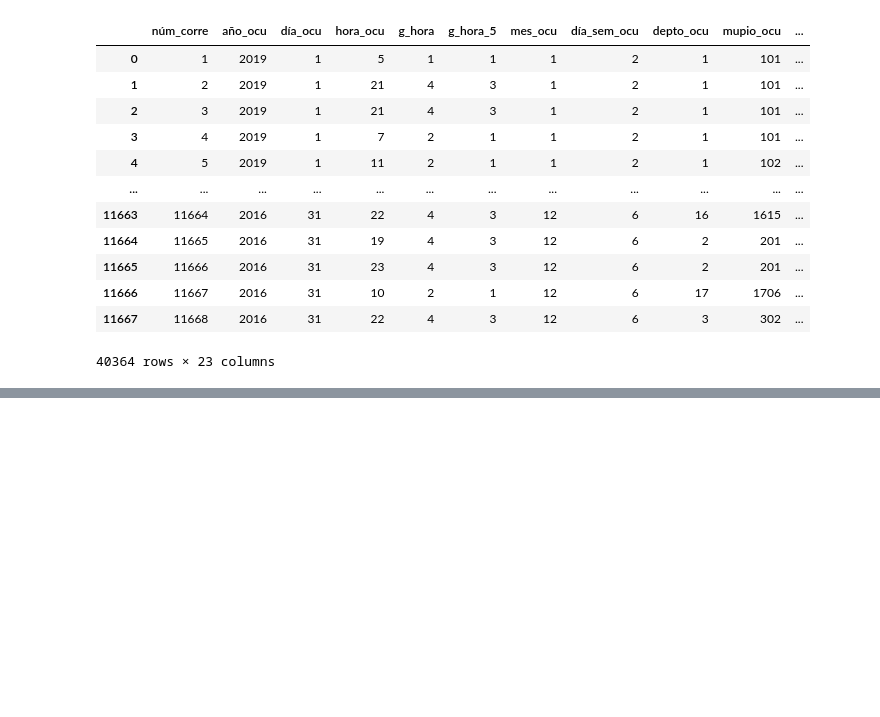
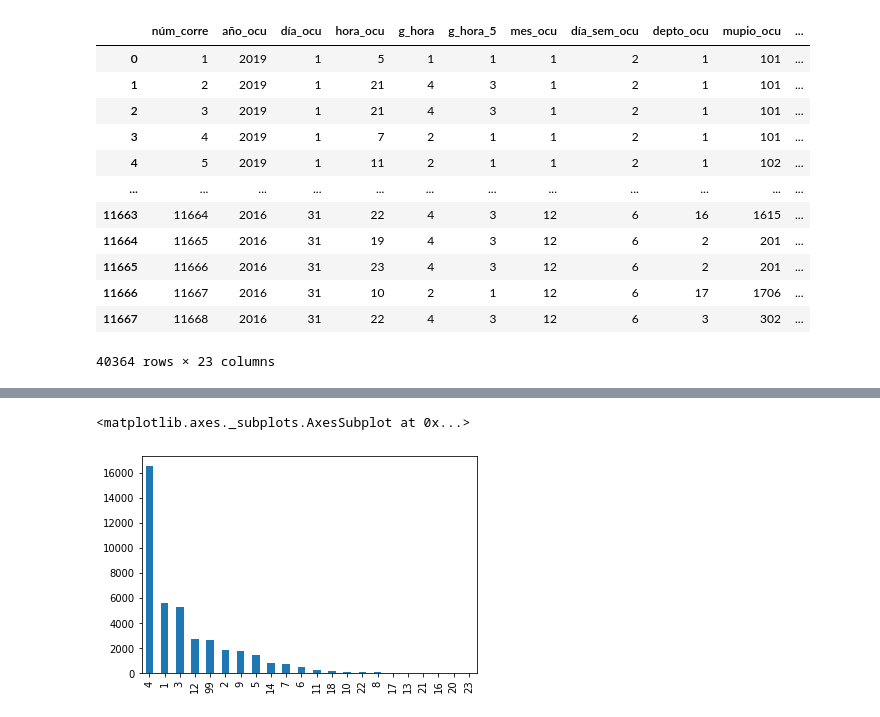
Before and after one commit to 11hengstenberg/accidentes_transito_guatemala, a Jupyter notebook: Proyecto1.ipynb, the cells around one changed output, grey strips where cells are left out. Cells and saved outputs as stored; diff of their text form; code cells hidden in the pictures; blank space fills up the shorter version.

```diff
--- a/Proyecto1.ipynb
+++ b/Proyecto1.ipynb
@@ -460,0 +508,6 @@ dataCompleta
+# %%
+vehiculo = dataCompleta['tipo_veh'].value_counts()
+vehiculo.plot(kind='bar')
+# %% [output]
+<matplotlib.axes._subplots.AxesSubplot at 0x...>
+[figure, added]
```
Also changed, not shown: parts of 14 cells of this notebook, 5 other files.
